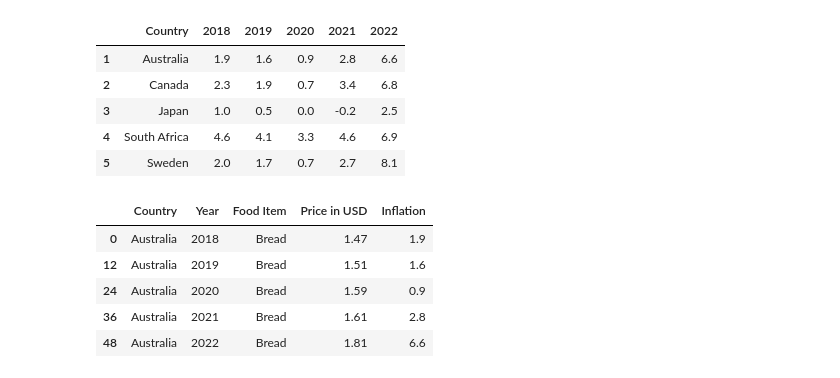
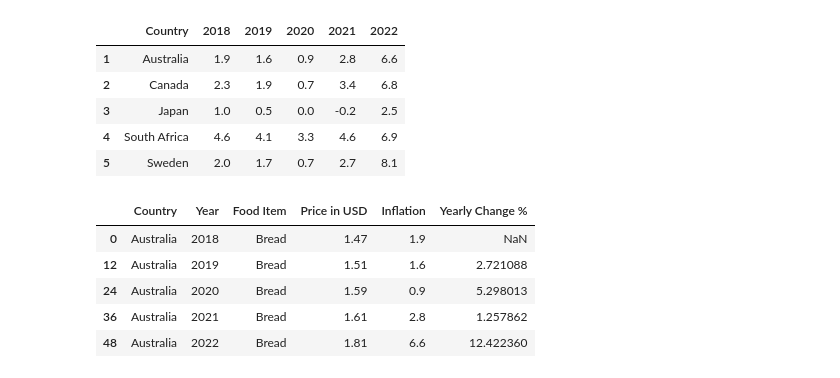
Before and after one commit to wtoth/MSEC-Bootcamp-Kaggle, a Jupyter notebook: msec-bootcamp-kaggle.ipynb, the cells around one changed output. Drawn from its saved outputs; the diff is of its cells as text; code cells hidden in the pictures.

```diff
--- a/msec-bootcamp-kaggle.ipynb
+++ b/msec-bootcamp-kaggle.ipynb
@@ -160,22 +160,32 @@ inflation_data.head()
 # %%
 #Inflation based on January
 inflation_df = df.loc[df["Month"] == 1]
 inflation_df = inflation_df[["Country", "Year", "Food Item", "Price in USD"]]
 def inflation_lookup(row):
     data = inflation_data.loc[inflation_data["Country"] == row["Country"]]
     val = data[str(row["Year"])].iloc[0]
     return val
+def calc_perc_inc(row):
+    if row["Year"] == 2018:
+        return None
+    last_year_price = inflation_df[(inflation_df["Country"] == row["Country"])
+                                          & (inflation_df["Food Item"] == row["Food Item"])
+                                          & (inflation_df["Year"] == (row["Year"] - 1))]
+    val = (row["Price in USD"] - last_year_price["Price in USD"]) / last_year_price["Price in USD"] * 100
+    return val.iloc[0]
+
 
 inflation_df["Inflation"] = inflation_df.apply(inflation_lookup, axis=1)
+inflation_df["Yearly Change %"] = inflation_df.apply(calc_perc_inc, axis=1)
 
 #inflation_df["Inflation"] = inflation_df.apply(lambda x: inflation_lookup(x["Country"], x["Year"], inflation_data), axis=1)
 
 #inflation_df = pd.concat([inflation_df, inflation_data], join="outer")
 inflation_df.head()
 # %% [output]
-|  | Country | Year | Food Item | Price in USD | Inflation |
-| 0 | Australia | 2018 | Bread | 1.47 | 1.9 |
-| 12 | Australia | 2019 | Bread | 1.51 | 1.6 |
-| 24 | Australia | 2020 | Bread | 1.59 | 0.9 |
-| 36 | Australia | 2021 | Bread | 1.61 | 2.8 |
-| 48 | Australia | 2022 | Bread | 1.81 | 6.6 |
+|  | Country | Year | Food Item | Price in USD | Inflation | Yearly Change % |
+| 0 | Australia | 2018 | Bread | 1.47 | 1.9 | NaN |
+| 12 | Australia | 2019 | Bread | 1.51 | 1.6 | 2.721088 |
+| 24 | Australia | 2020 | Bread | 1.59 | 0.9 | 5.298013 |
+| 36 | Australia | 2021 | Bread | 1.61 | 2.8 | 1.257862 |
+| 48 | Australia | 2022 | Bread | 1.81 | 6.6 | 12.422360 |
```
Also changed, not shown: parts of 1 cell of this notebook.
